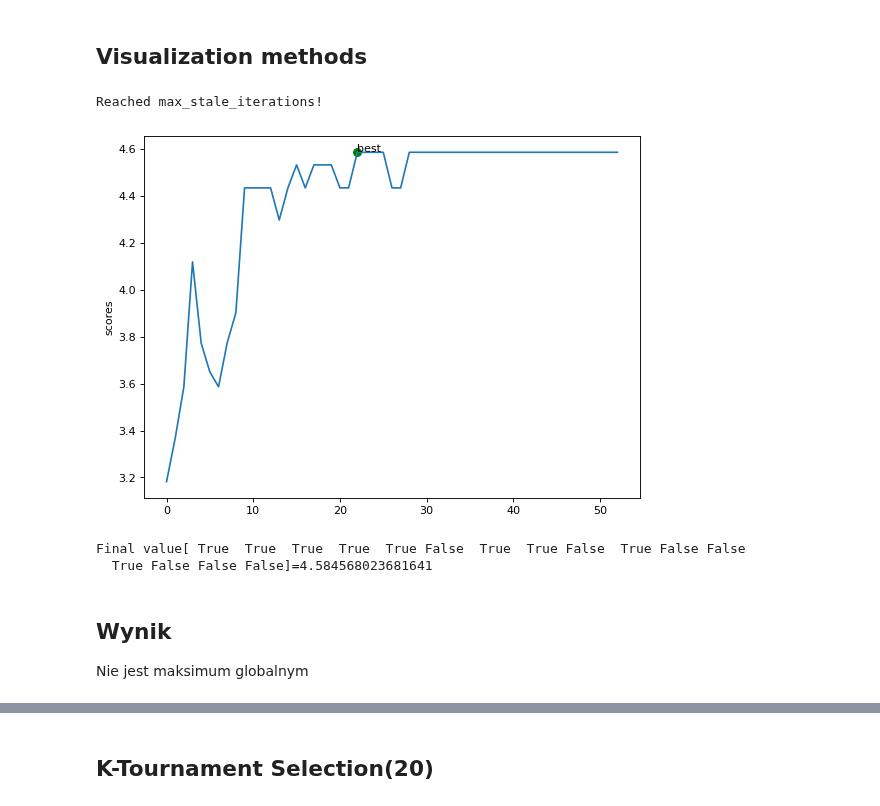
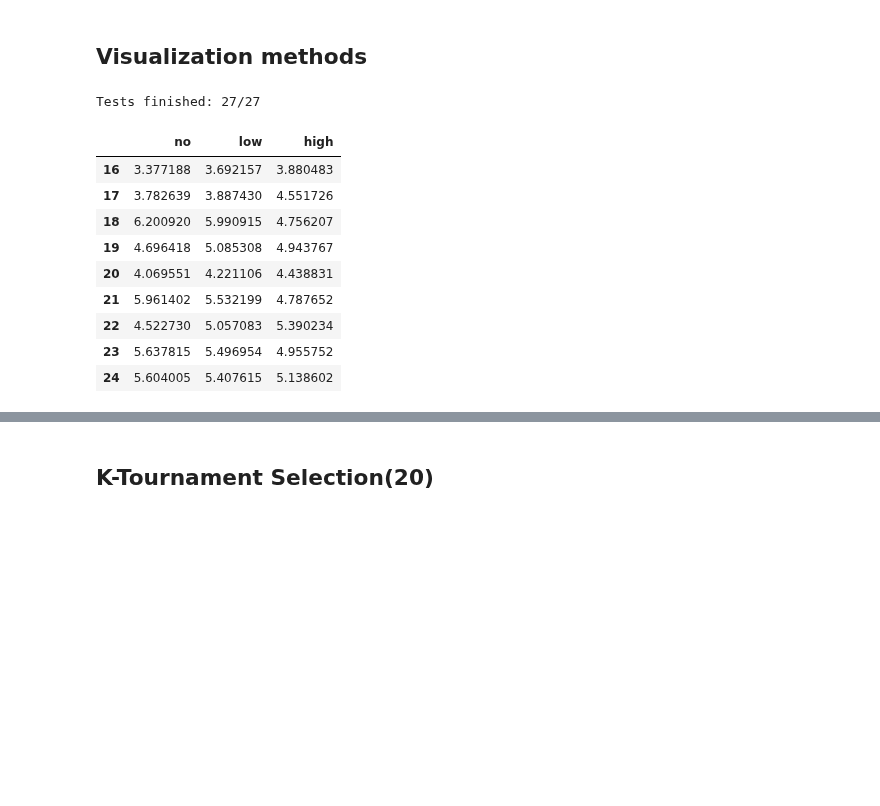
Before and after one commit to Vergenter/mswum, a Jupyter notebook: geneticAlgorithImplementation.ipynb, the cells around one changed output, grey strips where cells are left out. Cells and saved outputs as stored; diff of their text form; code cells hidden in the pictures; blank space fills up the shorter version.

```diff
--- a/geneticAlgorithImplementation.ipynb
+++ b/geneticAlgorithImplementation.ipynb
@@ -19,5 +21,2 @@ def initilization_of_population(size,n_feat):
 # %% [markdown]
 ## Fitness score by value of backpack
-# %%
-def fitness_score(population):
-    return np.array(list(map(scoreFunction, population)))
@@ -103,21 +113,41 @@ def getBest(chromosomes,scores):
     best = max(zip(chromosomes,scores), key=itemgetter(1))
     bestindex = scores.index(best[1])
     return best,bestindex
-# %%
-np.random.seed(seed=1337)
-random.seed(1337)
-chromo,score,stop_reason=generations(population_size=100,n_feat=n_items,crossover_rate=0.1,mutation_rate=0.3,k_tournament=0,max_iteration=100,max_stale_iterations=30)
-print(stop_reason)
-best,bestindex = getBest(chromo,score)
-plotScore(score,bestindex)
-x = best[0]
-y = scoreFunction(best[0])
-print(f"Final value{x}={y}")
-# %% [output]
-Reached max_stale_iterations!
-[figure, removed]
-Final value[ True  True  True  True  True False  True  True False  True False False
-  True False False False]=4.584568023681641
-# %% [markdown]
-## Wynik
-Nie jest maksimum globalnym
+# %%
+from pandas import DataFrame, read_csv
+
+max_weight = 3.0
+
+correlation_levels = ["no", "low", "high"]
+item_counts = list(range(16,25))
+
+results = np.zeros((len(item_counts), len(correlation_levels)))
+
+for i, level in enumerate(correlation_levels):
+    for j, item_count in enumerate(item_counts):
+        csv = read_csv(f"data//{level}_correlation_{item_count}")
+        n_items = csv.shape[0]
+        values = csv.value.values
+        weights = csv.weight.values
+
+        chromo,score,stop_reason=generations(values,weights,max_weight,population_size=100,n_feat=n_items,crossover_rate=0.1,mutation_rate=0.3,k_tournament=0,max_iteration=100,max_stale_iterations=30)
+        best,bestindex = getBest(chromo,score)
+
+        results[j,i] = score[bestindex]
+        print(f"Tests finished: {i*len(item_counts)+j+1}/{len(item_counts)*len(correlation_levels)}", end="\r")
+# %% [output]
+Tests finished: 27/27
+# %%
+df_res = DataFrame(data=results, columns=correlation_levels, index=item_counts)
+df_res
+# %% [output]
+|  | no | low | high |
+| 16 | 3.377188 | 3.692157 | 3.880483 |
+| 17 | 3.782639 | 3.887430 | 4.551726 |
+| 18 | 6.200920 | 5.990915 | 4.756207 |
+| 19 | 4.696418 | 5.085308 | 4.943767 |
+| 20 | 4.069551 | 4.221106 | 4.438831 |
+| 21 | 5.961402 | 5.532199 | 4.787652 |
+| 22 | 4.522730 | 5.057083 | 5.390234 |
+| 23 | 5.637815 | 5.496954 | 4.955752 |
+| 24 | 5.604005 | 5.407615 | 5.138602 |
```
Also changed, not shown: parts of 18 cells of this notebook, 5 other files.
